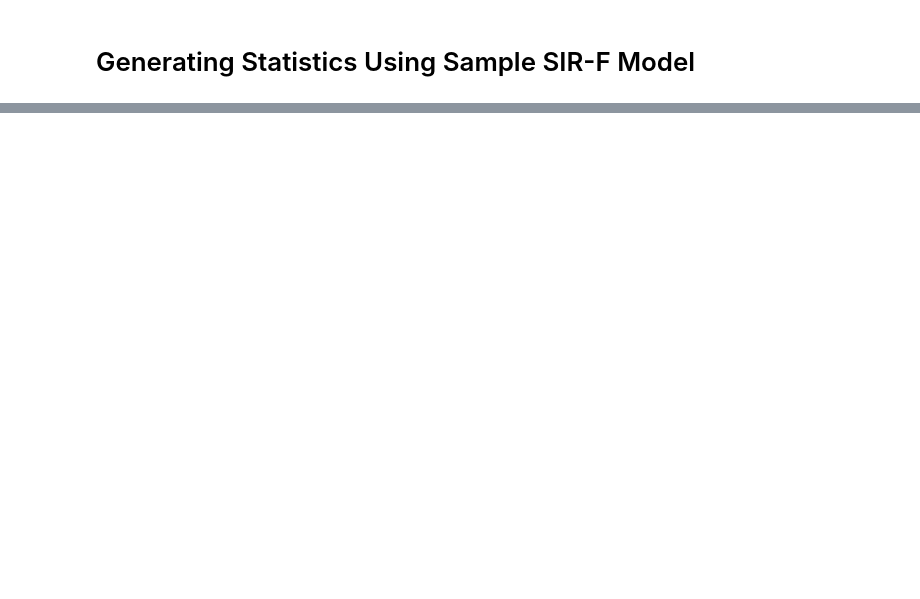
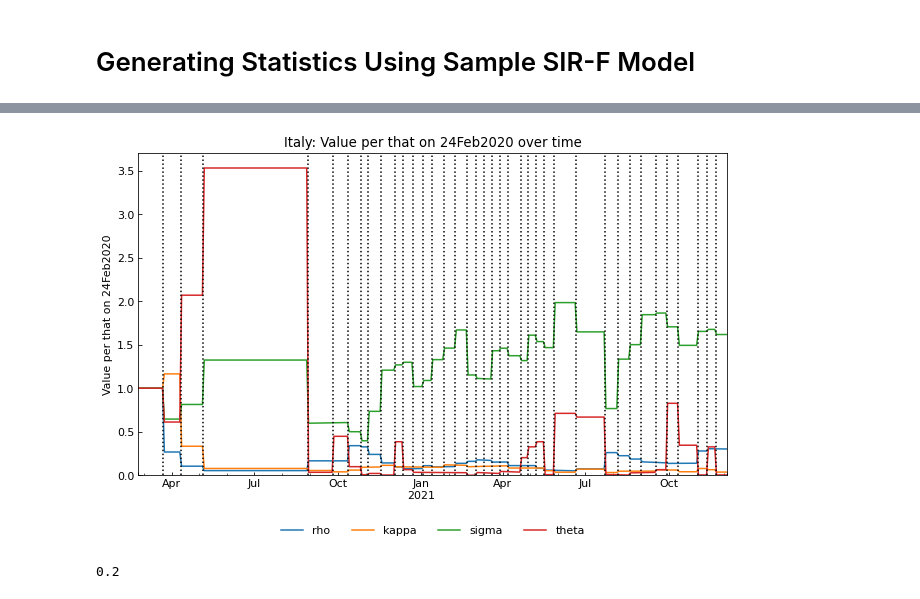
Before and after one commit to Namratha2301/DRBCMSocialMedia, a Jupyter notebook: DRBCM-SIR.ipynb, the cells around one changed output, grey strips where cells are left out. Saved outputs shown, nothing was run; the diff lists cells and outputs as text; code cells hidden in the pictures; blank space fills up the shorter version.

```diff
--- a/DRBCM-SIR.ipynb
+++ b/DRBCM-SIR.ipynb
@@ -217,0 +374,9 @@ x_max = df.loc[df["Infected"].idxmax(), "Susceptible"] / cs.SIR.EXAMPLE["populat
+# %%
+_ = ita_scenario.history_rate()
+# %% [output]
+[figure, added]
+# %%
+rho_before = cs.SIRF.EXAMPLE["param_dict"]["rho"]
+rho_before
+# %% [output]
+0.2
```
Also changed, not shown: parts of 40 cells of this notebook.
